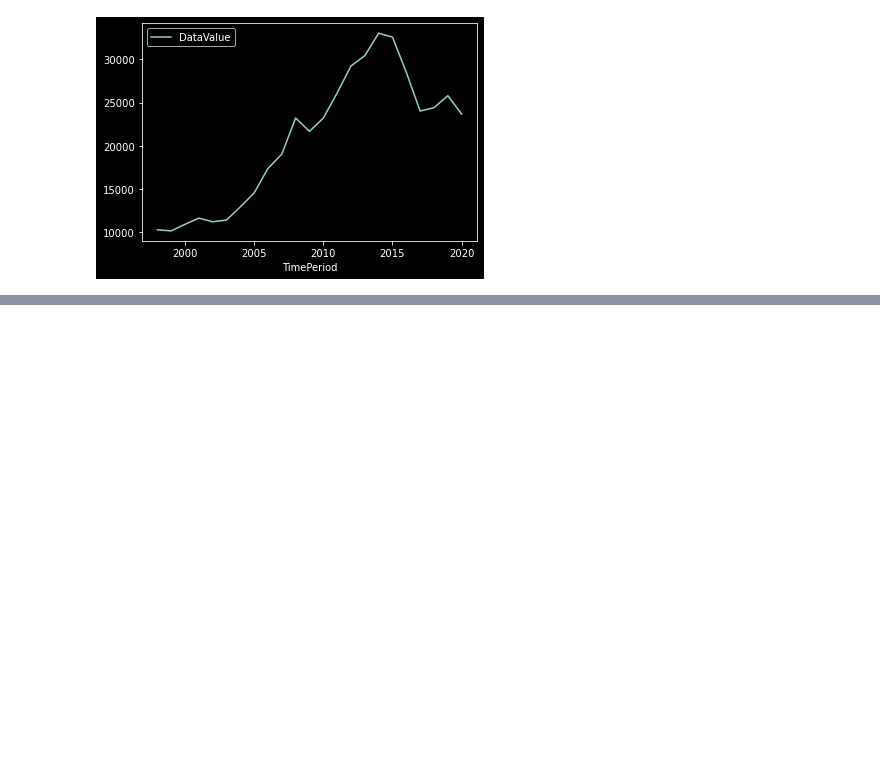
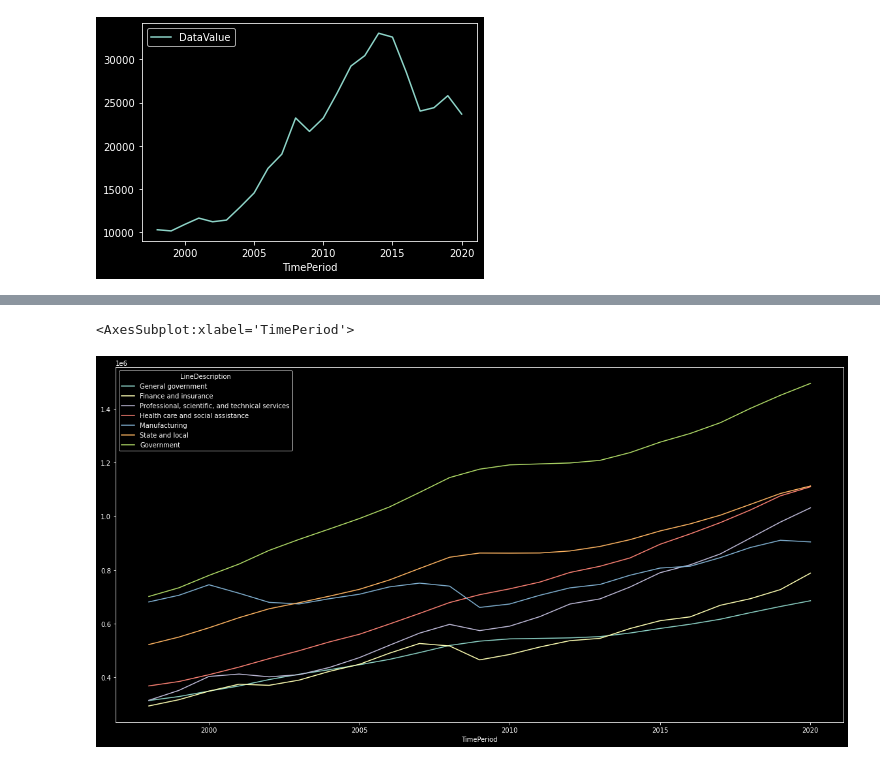
Before and after one commit to utkusarioglu/workshop-economics, a Jupyter notebook: src/personal-income.ipynb, the cells around one changed output, grey strips where cells are left out. Drawn from its saved outputs; the diff is of its cells as text; code cells hidden in the pictures; blank space fills up the shorter version.

```diff
--- a/src/personal-income.ipynb
+++ b/src/personal-income.ipynb
@@ -114,0 +123,3 @@ oil.plot(**axes)
+# %%
+pivot_table = df.pivot_table(index="TimePeriod", columns="LineDescription", values="DataValue")
+pivot_table
@@ -115 +146,8 @@ oil.plot(**axes)
+# %%
+mean_keys = pivot_table.mean().nlargest(10).nsmallest(7).keys()
+fig = pivot_table[mean_keys].plot(figsize=(20,  10))
+fig.
+# %% [output]
+<AxesSubplot:xlabel='TimePeriod'>
+[figure, added]
 # %%
```
Also changed, not shown: parts of 6 cells of this notebook.
